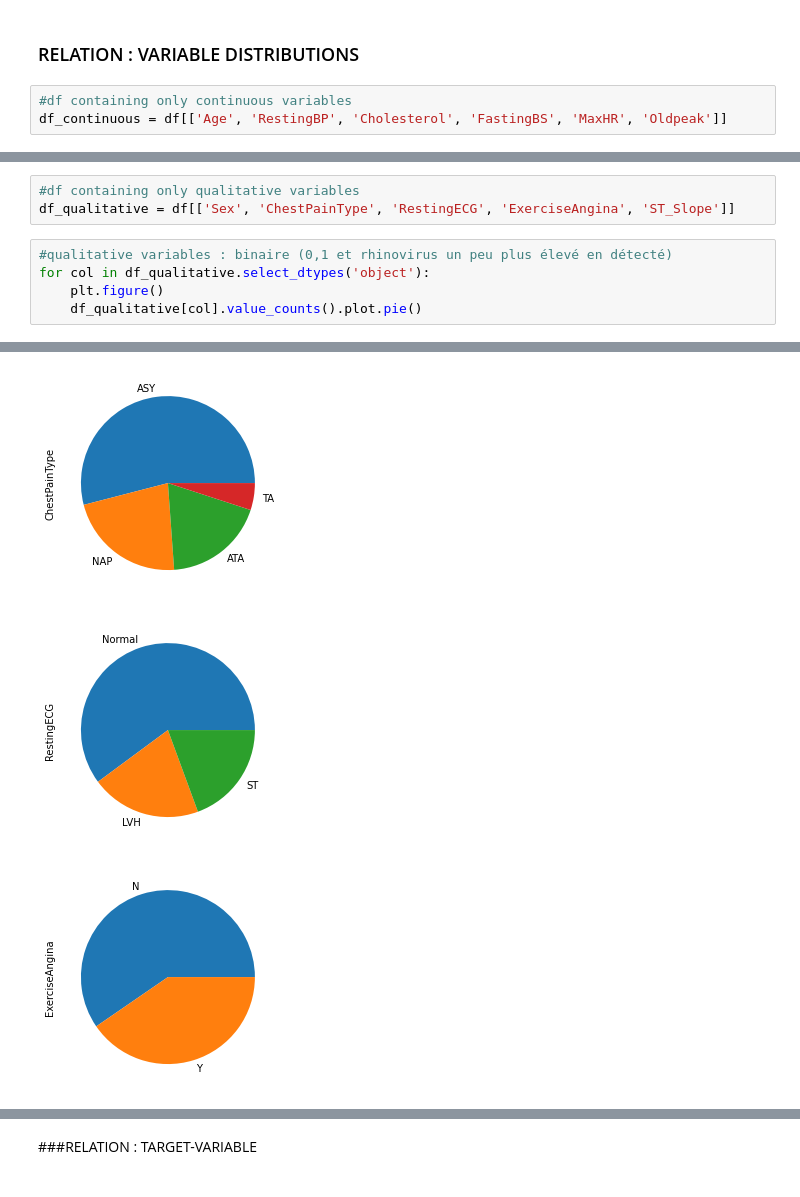
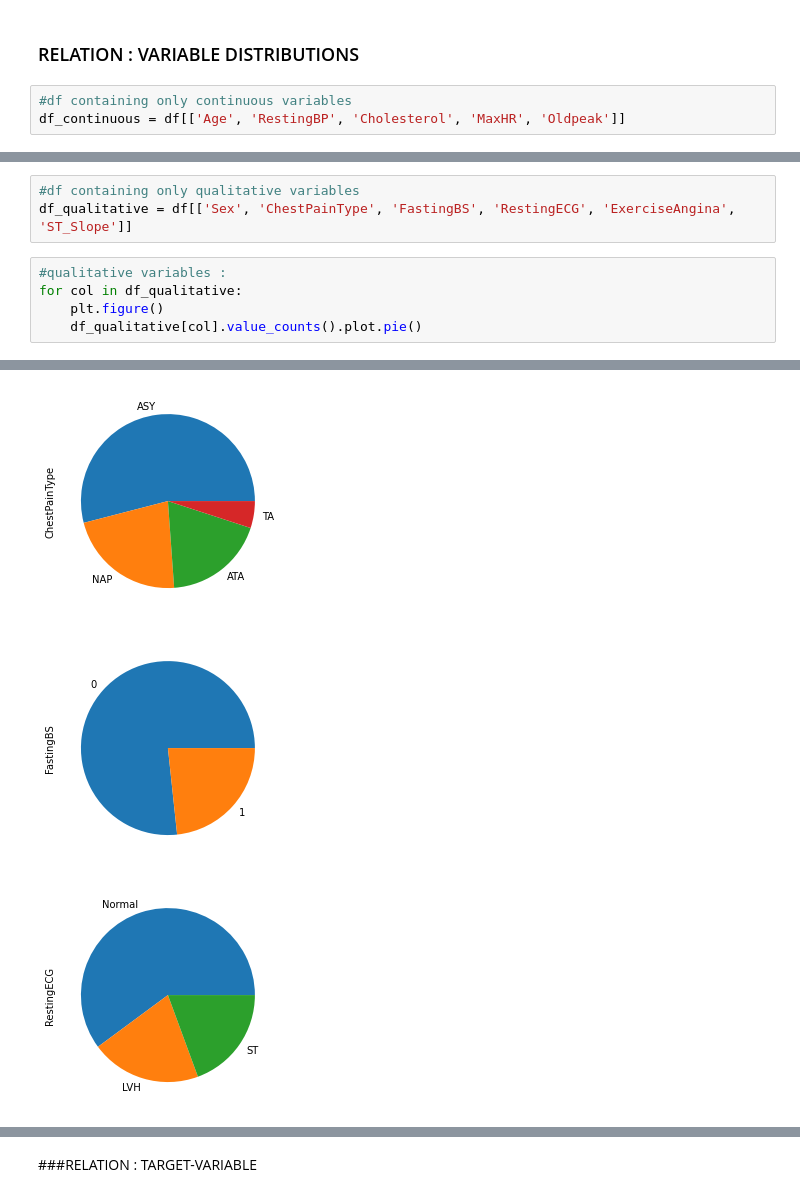
Before and after one commit to mmassonn/heart_attack_prediction, a Jupyter notebook: heart_attack_prediction.ipynb, the cells around one changed output, grey strips where cells are left out. Drawn from its saved outputs; the diff is of its cells as text.

```diff
--- a/heart_attack_prediction.ipynb
+++ b/heart_attack_prediction.ipynb
@@ -109,7 +111,7 @@ Il y a 55% de patients atteint de cardiopathie et 45% de patients non atteint de
 ### RELATION : VARIABLE DISTRIBUTIONS
 # %%
 #df containing only continuous variables
-df_continuous = df[['Age', 'RestingBP', 'Cholesterol', 'FastingBS', 'MaxHR', 'Oldpeak']]
+df_continuous = df[['Age', 'RestingBP', 'Cholesterol', 'MaxHR', 'Oldpeak']]
 # %%
 #continue variables histograms
 for col in df_continuous:
@@ -125,13 +145,13 @@ for col in df_continuous:
 # %%
 #df containing only qualitative variables
-df_qualitative = df[['Sex', 'ChestPainType', 'RestingECG', 'ExerciseAngina', 'ST_Slope']]
+df_qualitative = df[['Sex', 'ChestPainType', 'FastingBS', 'RestingECG', 'ExerciseAngina', 'ST_Slope']]
 # %%
-#qualitative variables : binaire (0,1 et rhinovirus un peu plus élevé en détecté)
-for col in df_qualitative.select_dtypes('object'):
+#qualitative variables :
+for col in df_qualitative:
     plt.figure()
     df_qualitative[col].value_counts().plot.pie()
 # %% [output]
 [figure]
 [figure]
-[figure, old version]
+[figure, new version]
-[figure, old version]
+[figure, new version]
```
Also changed, not shown: parts of 6 cells of this notebook.
